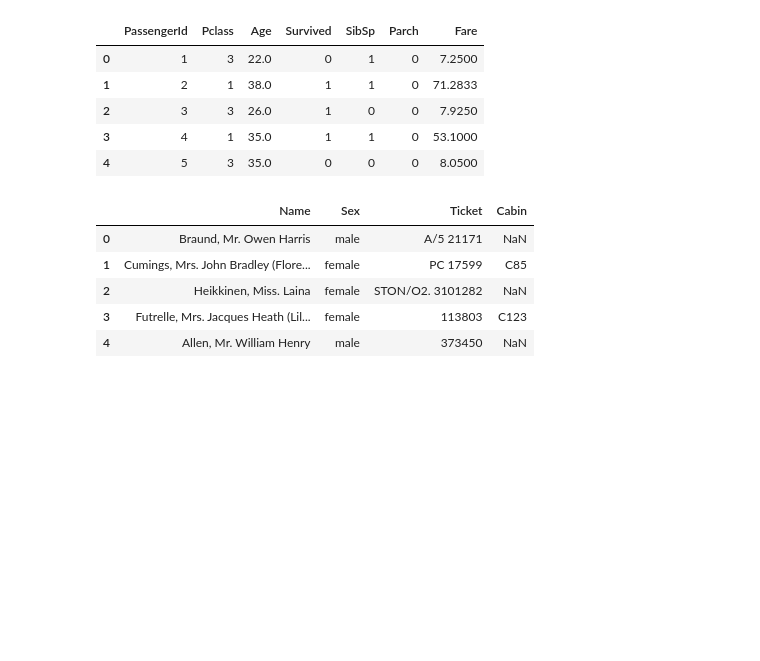
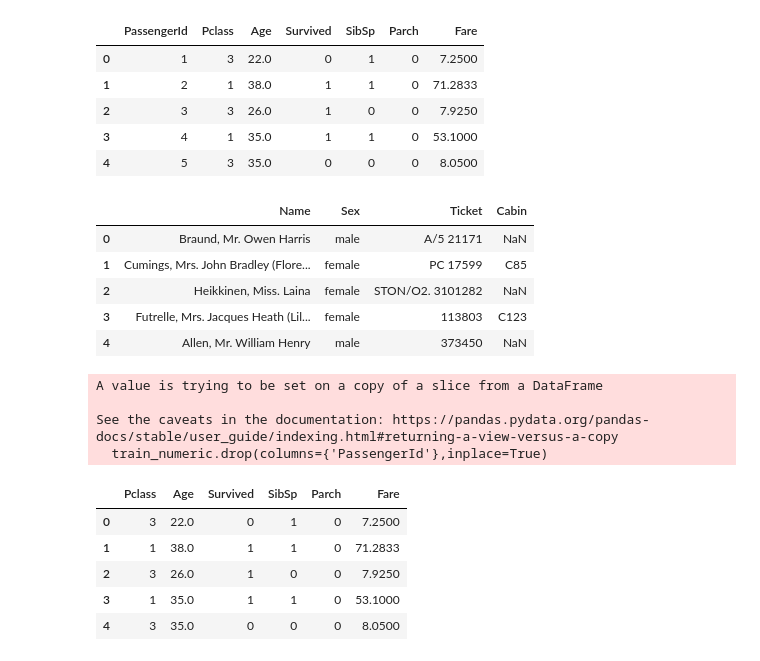
Before and after one commit to 9963KK/66dayslearning_data_science, a Jupyter notebook: titanic.ipynb, the cells around one changed output. Cells and saved outputs as stored; diff of their text form; code cells hidden in the pictures; blank space fills up the shorter version.

```diff
--- a/titanic.ipynb
+++ b/titanic.ipynb
@@ -64,3 +65,17 @@ train_value.head()
 | 2 | Heikkinen, Miss. Laina | female | STON/O2. 3101282 | NaN |
 | 3 | Futrelle, Mrs. Jacques Heath (Lil... | female | 113803 | C123 |
 | 4 | Allen, Mr. William Henry | male | 373450 | NaN |
+# %%
+train_numeric.drop(columns={'PassengerId'},inplace=True)
+train_numeric.head()
+# %% [output]
+A value is trying to be set on a copy of a slice from a DataFrame
+
+See the caveats in the documentation: https://pandas.pydata.org/pandas-docs/stable/user_guide/indexing.html#returning-a-view-versus-a-copy
+  train_numeric.drop(columns={'PassengerId'},inplace=True)
+|  | Pclass | Age | Survived | SibSp | Parch | Fare |
+| 0 | 3 | 22.0 | 0 | 1 | 0 | 7.2500 |
+| 1 | 1 | 38.0 | 1 | 1 | 0 | 71.2833 |
+| 2 | 3 | 26.0 | 1 | 0 | 0 | 7.9250 |
+| 3 | 1 | 35.0 | 1 | 1 | 0 | 53.1000 |
+| 4 | 3 | 35.0 | 0 | 0 | 0 | 8.0500 |
```
Also changed, not shown: parts of 5 cells of this notebook.
